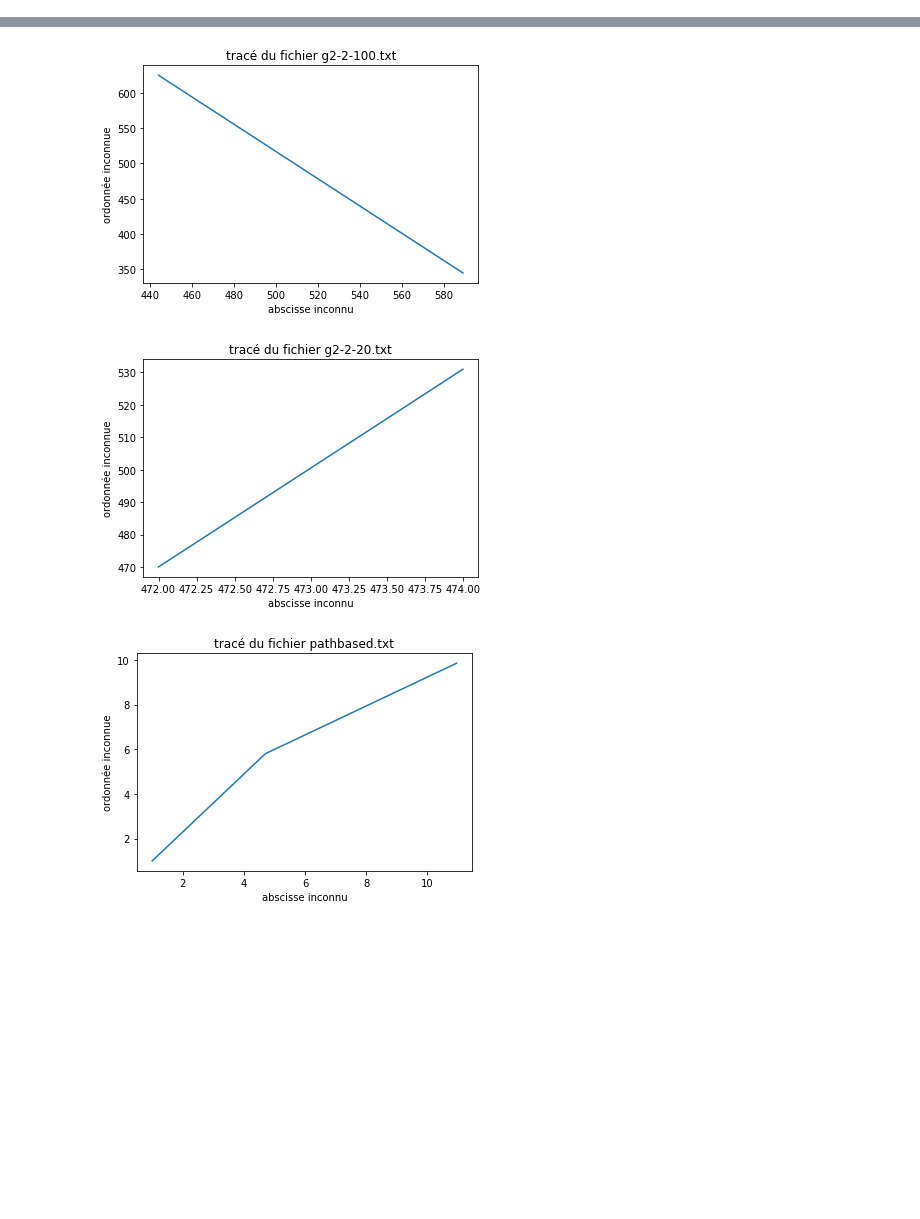
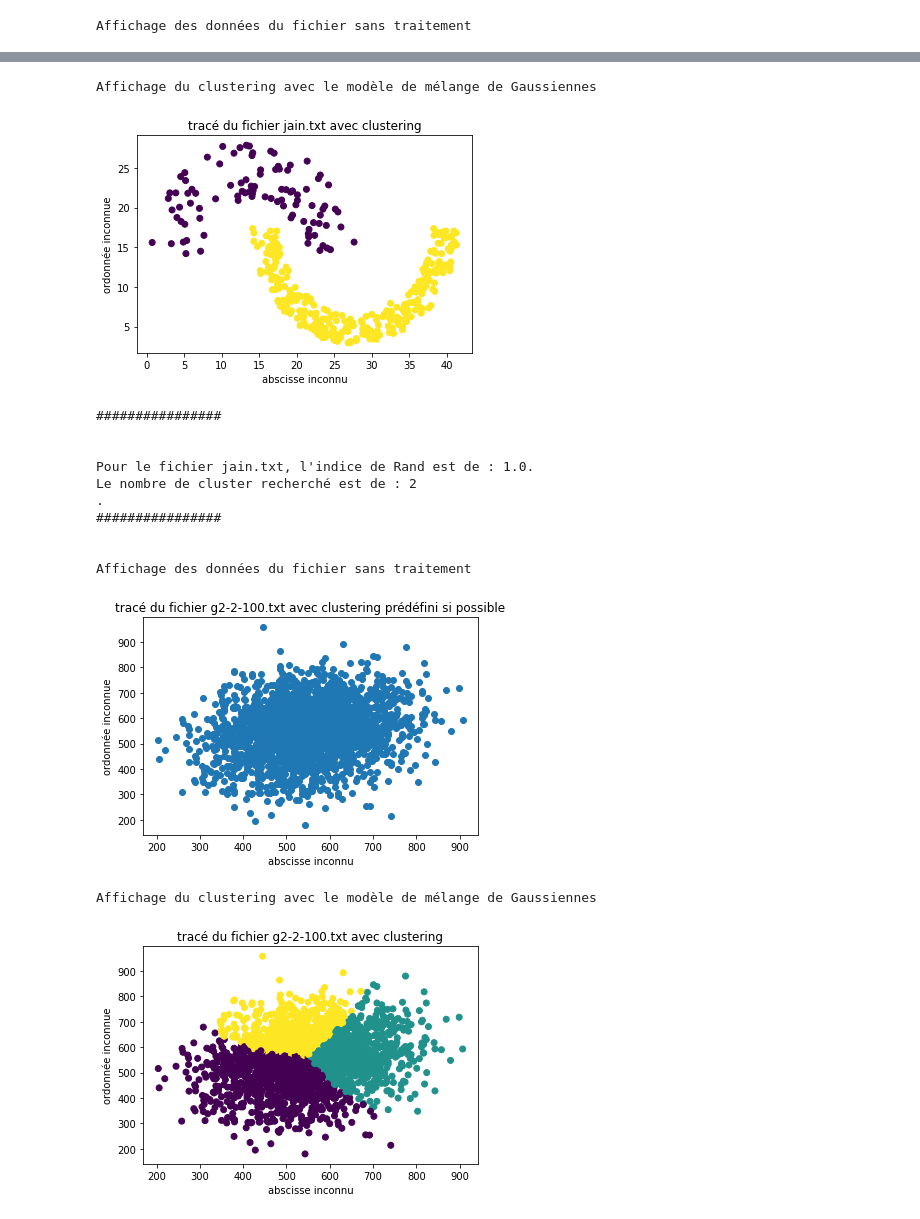
Before and after one commit to EvanEpivent5/odata, a Jupyter notebook: scripts/main.ipynb, the cells around one changed output, grey strips where cells are left out. Saved outputs shown, nothing was run; the diff lists cells and outputs as text; code cells hidden in the pictures; blank space fills up the shorter version.

```diff
--- a/scripts/main.ipynb
+++ b/scripts/main.ipynb
@@ -7,5 +8,6 @@ import re
 # %%
 files = ["jain.txt", "g2-2-100.txt", "g2-2-20.txt", "pathbased.txt", "Aggregation.txt"]
+cluster = [2, 3, 2, 3, 7]
 
 for file in files :
     f_in = open("../src/"+file, "r")
@@ -15,17 +17,41 @@ for file in files :
     f_in.close()
     f_out.close()
 
+compteur = 0
 for file in files :
+
+    print("\n\nAffichage des données du fichier sans traitement")
+
     data = pd.read_csv("../src/"+file[:-4]+"_out.txt")
-    plt.plot(data.iloc[0], data.iloc[1])
-    plt.title("tracé du fichier "+file)
+    try :
+        plt.scatter(data.iloc[:, 0], data.iloc[:, 1], c = data.iloc[:, 2])
+    except :
+        plt.scatter(data.iloc[:, 0], data.iloc[:, 1])
+    plt.title("tracé du fichier "+file+" avec clustering prédéfini si possible")
     plt.xlabel("abscisse inconnu")
     plt.ylabel("ordonnée inconnue")
     plt.show()
-    a=3
-    a = 16165155151
 
+    print("\n\nAffichage du clustering avec le modèle de mélange de Gaussiennes")
+    X_train = data
+    gmm = mixture.GaussianMixture(n_components = cluster[compteur]).fit(X_train)
+    labels = gmm.predict(X_train)
+    plt.scatter(X_train.iloc[:, 0], X_train.iloc[:, 1], c = labels)
+    plt.title("tracé du fichier "+file+" avec clustering")
+    plt.xlabel("abscisse inconnu")
+    plt.ylabel("ordonnée inconnue")
+    plt.show()
 
+    try :
+        rand_value = metrics.adjusted_rand_score(data.iloc[:, 2], labels)
+        print("################\n\n")
+        print("Pour le fichier "+file+", l'indice de Rand est de : "+str(rand_value)+".\nLe nombre de cluster recherché est de : "+str(cluster[compteur]))
+        print("\n################")
+    except :
+        print("################\n")
+        print("Il n'y a pas de classe prédéfinie pour le fichier "+file+", l'indice de rand n'est donc pas calculable.\n Le nombre de cluster recherché est de : "+str(cluster[compteur]))
+        print("\n################")
 
-    troi= "toi"
+    compteur += 1
 # %% [output]
+Affichage des données du fichier sans traitement
@@ -33,3 +59,15 @@ for file in files :
+Affichage du clustering avec le modèle de mélange de Gaussiennes
-[figure, old version]
+[figure, new version]
+################
+
+
+Pour le fichier jain.txt, l'indice de Rand est de : 1.0.
+Le nombre de cluster recherché est de : 2
+.
+################
+
+
+Affichage des données du fichier sans traitement
-[figure, old version]
+[figure, new version]
+Affichage du clustering avec le modèle de mélange de Gaussiennes
-[figure, old version]
+[figure, new version]
```
Also changed, not shown: parts of 2 cells of this notebook, 2 other files.
